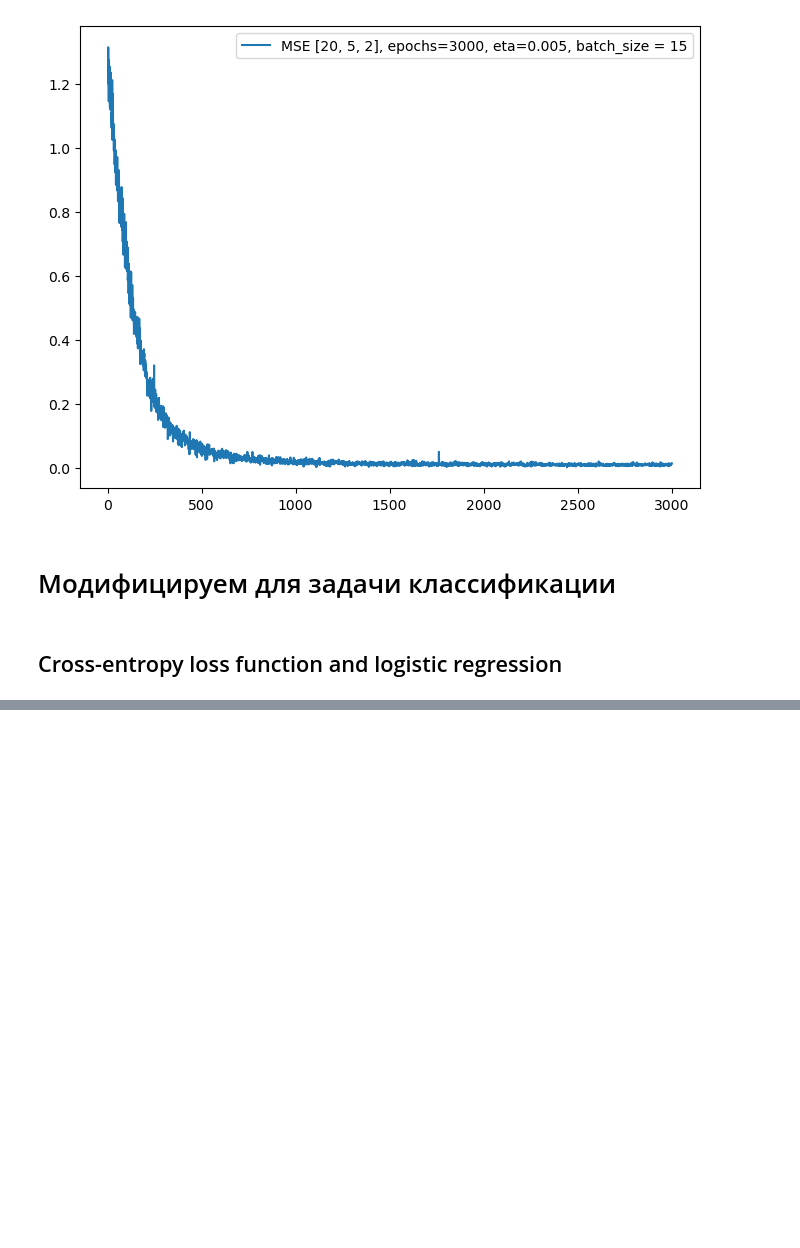
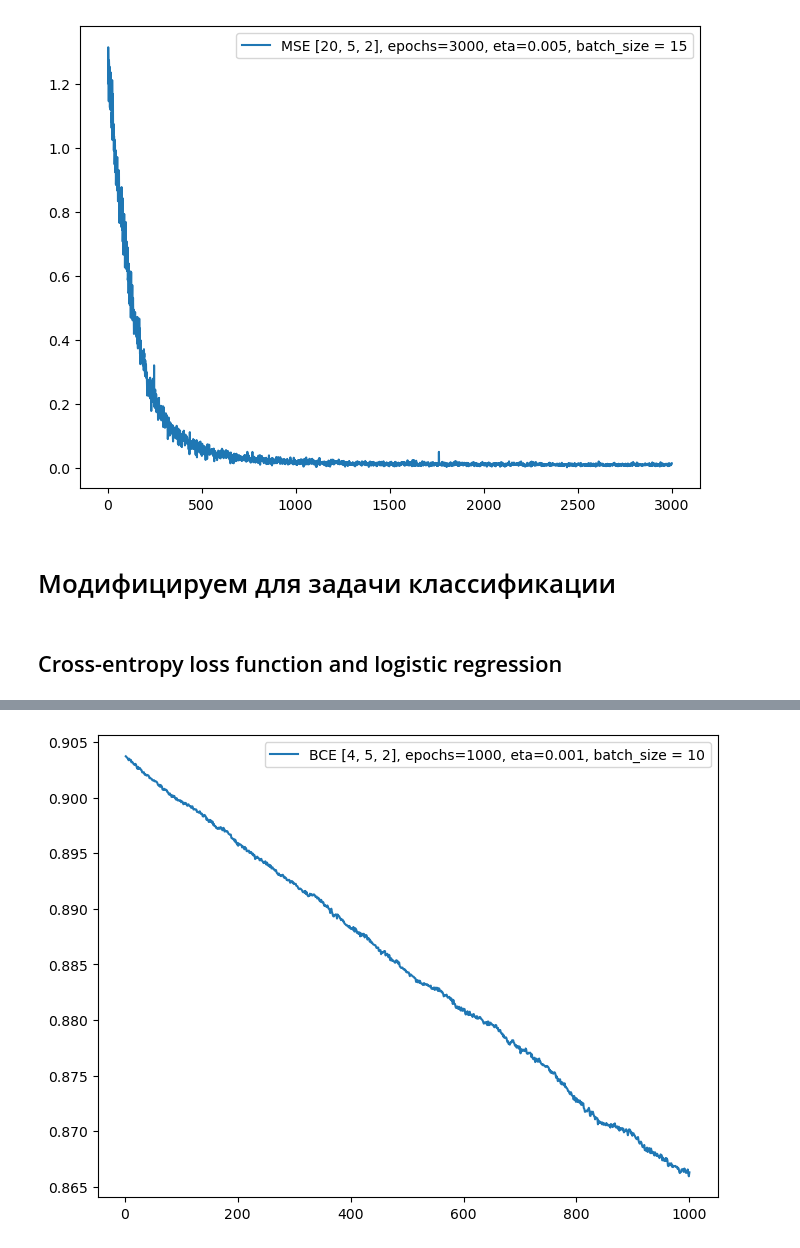
Before and after one commit to catauggie/PurePython, a Jupyter notebook: 2 часть. Многослойный перцептрон на чистом Python - SGD и BCE.ipynb, the cells around one changed output, grey strips where cells are left out. Saved outputs shown, nothing was run; the diff lists cells and outputs as text; code cells hidden in the pictures; blank space fills up the shorter version.

```diff
--- a/2 часть. Многослойный перцептрон на чистом Python - SGD и BCE.ipynb
+++ b/2 часть. Многослойный перцептрон на чистом Python - SGD и BCE.ipynb
@@ -997,0 +1227,20 @@ plt.show()
+# %%
+n_hidden = [4, 5, 2]
+epochs = 1000
+eta = 0.001
+batch_size = 10
+# %%
+NN_OOP = Neural_Network(batch_size, n_hidden, eta, epochs)
+# %%
+NN_OOP_tit = NN_OOP.SGD(X_tit, Y_tit)
+# %%
+y_pred_lists_tit_OOP = NN_OOP_tit[0]
+BCE_list_tit_OOP = BCE(y_pred_lists_tit_OOP)
+# %%
+import matplotlib.pyplot as plt
+plt.figure(figsize=(8,6))
+plt.plot(range(2, len(BCE_list_tit_OOP)), BCE_list_tit_OOP[2:len(BCE_list_tit_OOP)], label=f'BCE {n_hidden}, epochs={epochs}, eta={eta}, batch_size = {batch_size}')
+plt.legend()
+plt.show()
+# %% [output]
+[figure, added]
```
Also changed, not shown: parts of 40 cells of this notebook.
